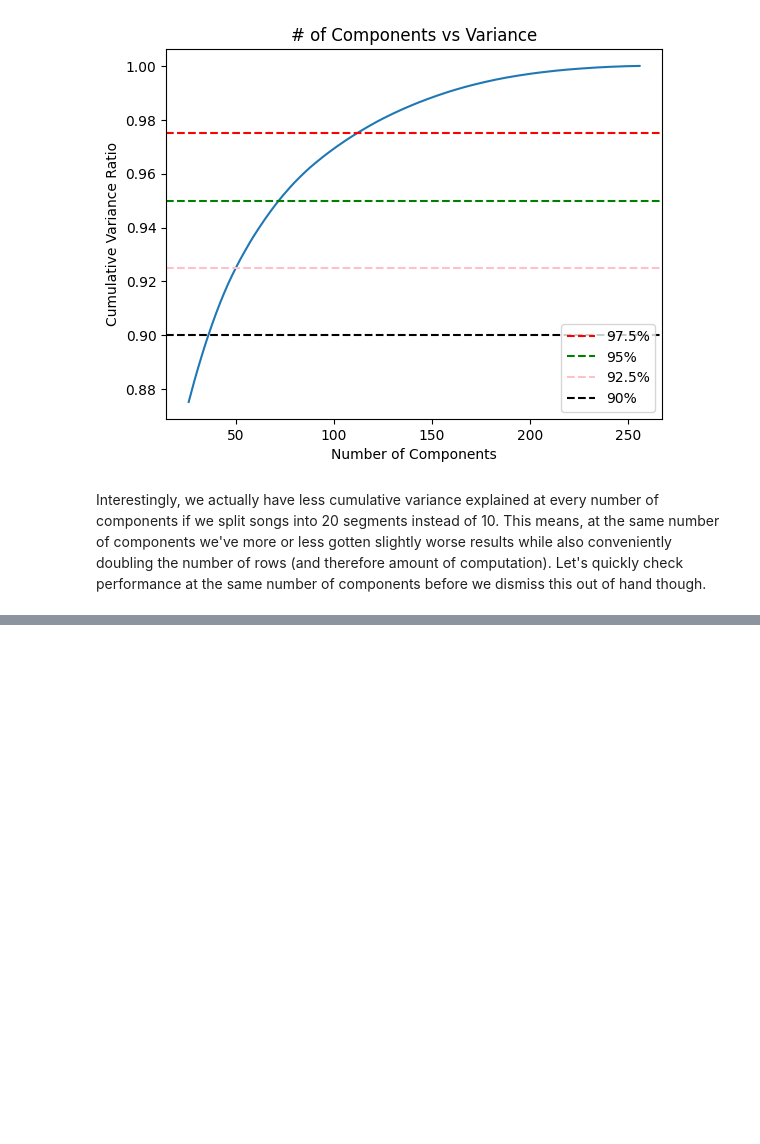
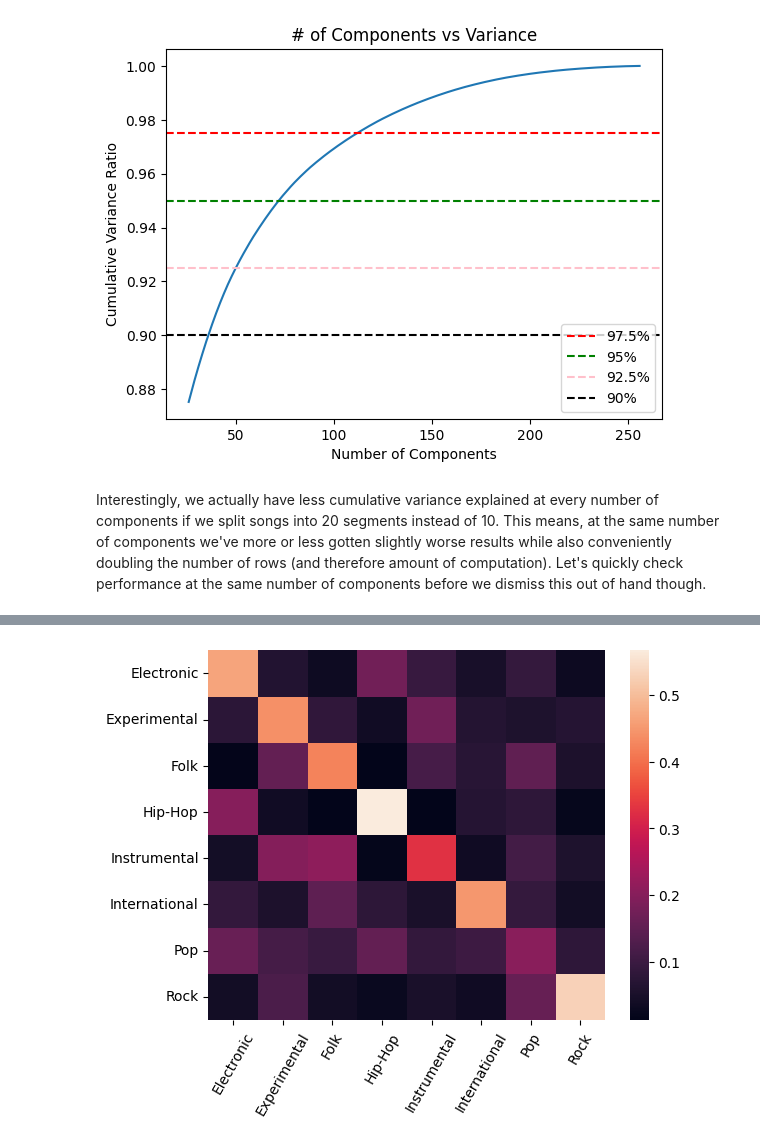
Before and after one commit to vijay-ravuri/audio-modeling, a Jupyter notebook: code/traditional_modeling.ipynb, the cells around one changed output, grey strips where cells are left out. Cells and saved outputs as stored; diff of their text form; code cells hidden in the pictures; blank space fills up the shorter version.

```diff
--- a/code/traditional_modeling.ipynb
+++ b/code/traditional_modeling.ipynb
@@ -260,4 +327,7 @@ We actually get better performance on our test set, granted only slightly. Our t
 # %%
+# Recreating the original 10-segment dataframe
+# We overwrote the old one to not use too much memory
+
 # Initialize a dataframe to hold our song data
 agg_songs = pd.DataFrame(None, columns = ['song_index', 'ts'] + list(range(256)))
 
@@ -273,7 +343,7 @@ merged = pd.merge(
     how = 'inner',
     left_index = True,
     right_on = 'song_index'
-)
+).reset_index()
 
 # Training split is provided
 X_train = merged[merged['split'] == 'training'][list(range(256))]
@@ -329,0 +437,20 @@ Pipeline(steps=[('pre',
+# %%
+# Retraining LGBM with best parameters
+lgbm_pipe = Pipeline(
+    [
+        ('pre', preprocessing),
+        ('lgb', LGBMClassifier(
+            n_estimators = 200,
+            reg_alpha = 5,
+            reg_lambda = 0.05,
+            random_state = 42,
+            n_jobs = 4,
+            verbose = -100))
+    ]
+).fit(X_train, y_train)
+# %%
+genre_map = {key : value for key, value in zip(map_genre.values(), map_genre.keys())}
+
+predictions = pd.Series(lgbm_pipe.predict(X_test)).map(genre_map)
+
+predictions.value_counts()
@@ -329,0 +469,17 @@ Pipeline(steps=[('pre',
+# %%
+genre_preds = []
+
+for genre in sorted(map_genre.keys()):
+    sub_indices = merged[(merged['genre_top'] == genre) & (merged['split'] != 'training')].index
+    genre_preds.append(
+        pd.Series(
+            lgbm_pipe.predict(X_test.loc[sub_indices, : ])
+            ).map(genre_map).value_counts(normalize = True).sort_index()
+    )
+
+prediction_matrix = pd.DataFrame(genre_preds, index = sorted(map_genre.keys()))
+# %%
+sns.heatmap(prediction_matrix)
+plt.xticks(rotation = 60);
+# %% [output]
+[figure, added]
```
Also changed, not shown: parts of 26 cells of this notebook, 1 other file.
